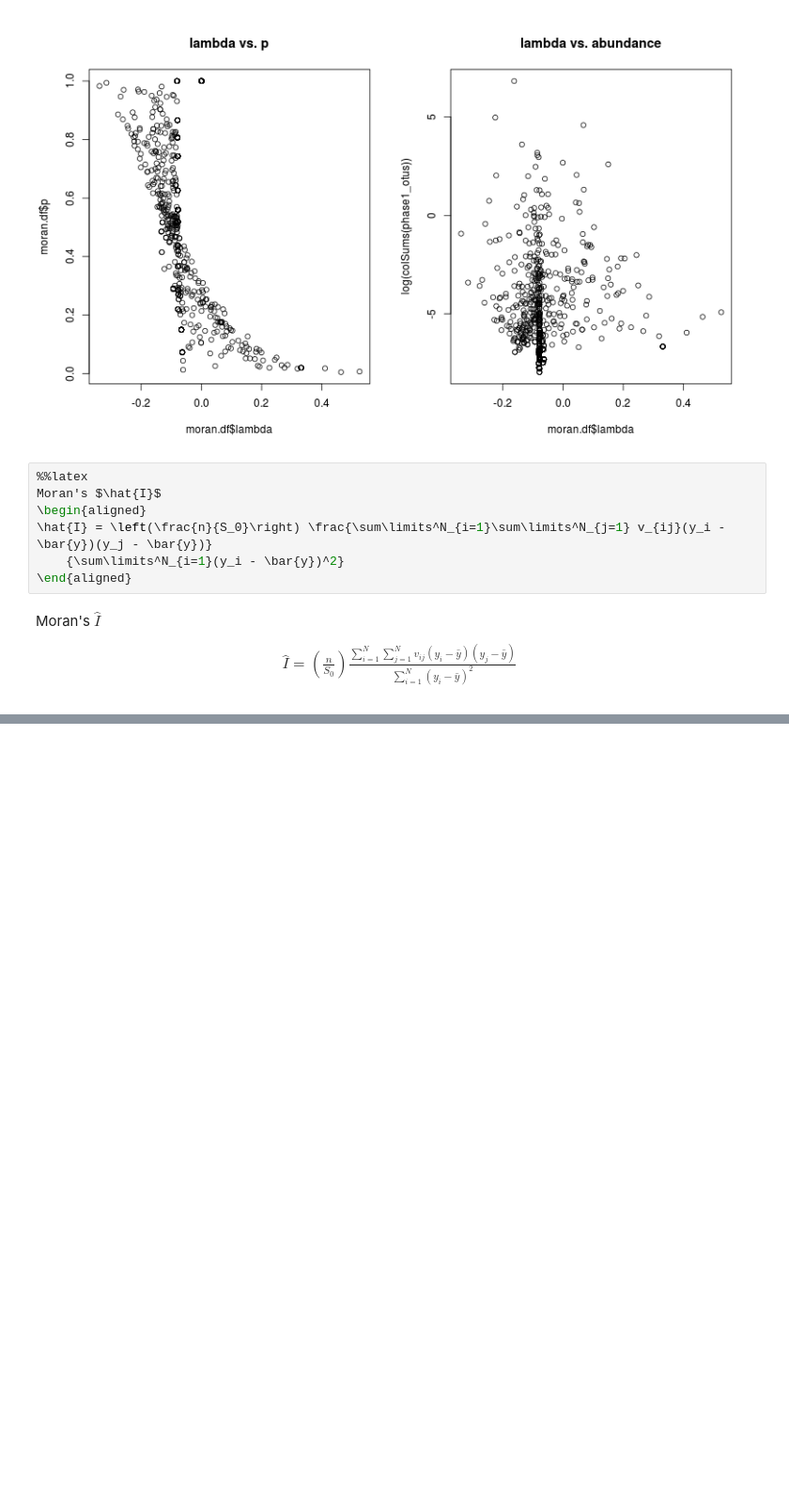
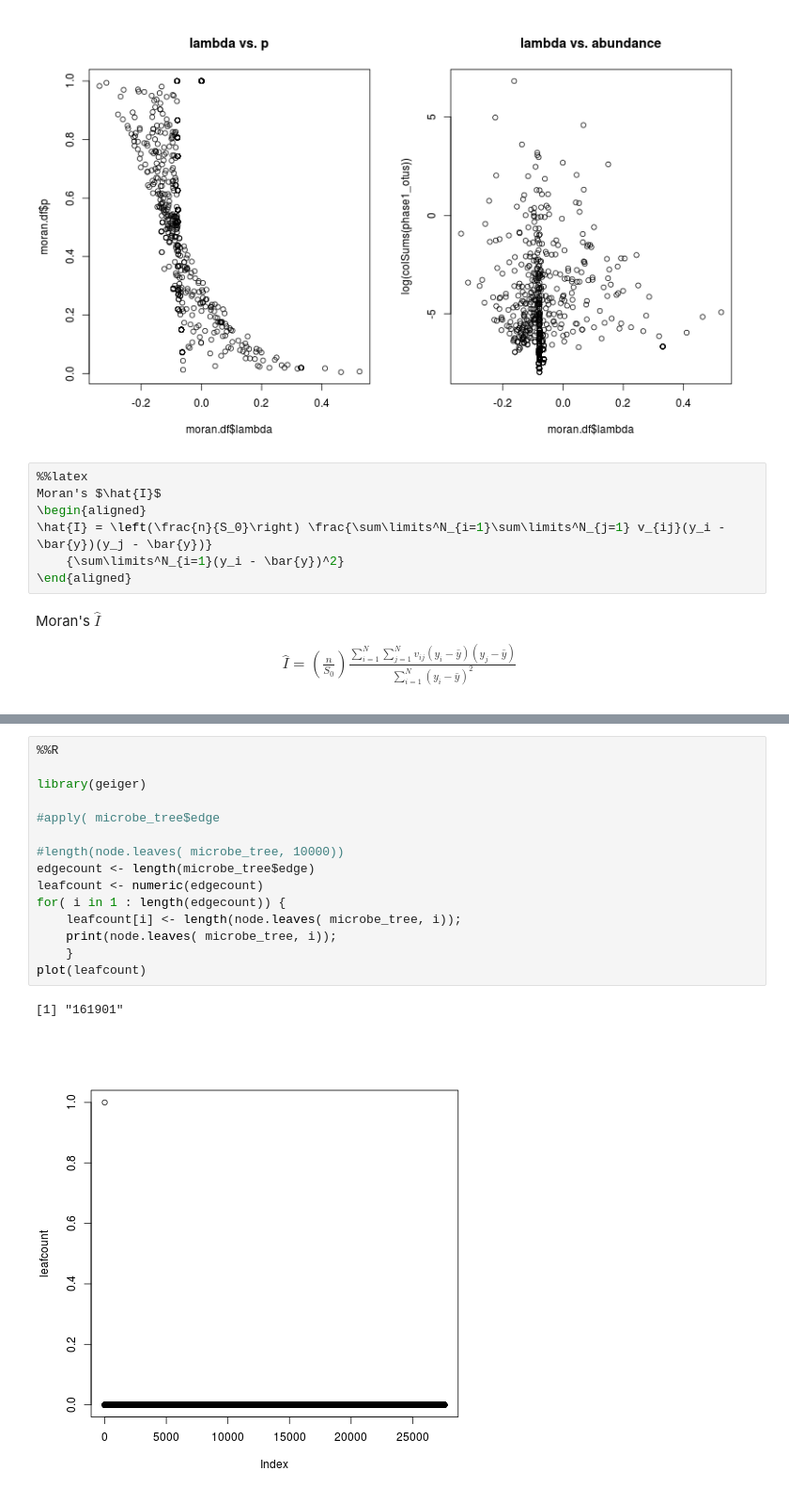
Before and after one commit to ryneches/fishpoo, a Jupyter notebook: fishpoo.ipynb, the cells around one changed output, grey strips where cells are left out. Shown at 94% size. Cells and saved outputs as stored; diff of their text form; blank space fills up the shorter version.

```diff
--- a/fishpoo.ipynb
+++ b/fishpoo.ipynb
@@ -860,0 +907,18 @@ Moran's $\hat{I}$
+# %%
+%%R
+
+library(geiger)
+
+#apply( microbe_tree$edge
+
+#length(node.leaves( microbe_tree, 10000))
+edgecount <- length(microbe_tree$edge)
+leafcount <- numeric(edgecount)
+for( i in 1 : length(edgecount)) {
+    leafcount[i] <- length(node.leaves( microbe_tree, i));
+    print(node.leaves( microbe_tree, i));
+    }
+plot(leafcount)
+# %% [output]
+[1] "161901"
+[figure, added]
```
Also changed, not shown: parts of 10 cells of this notebook.
